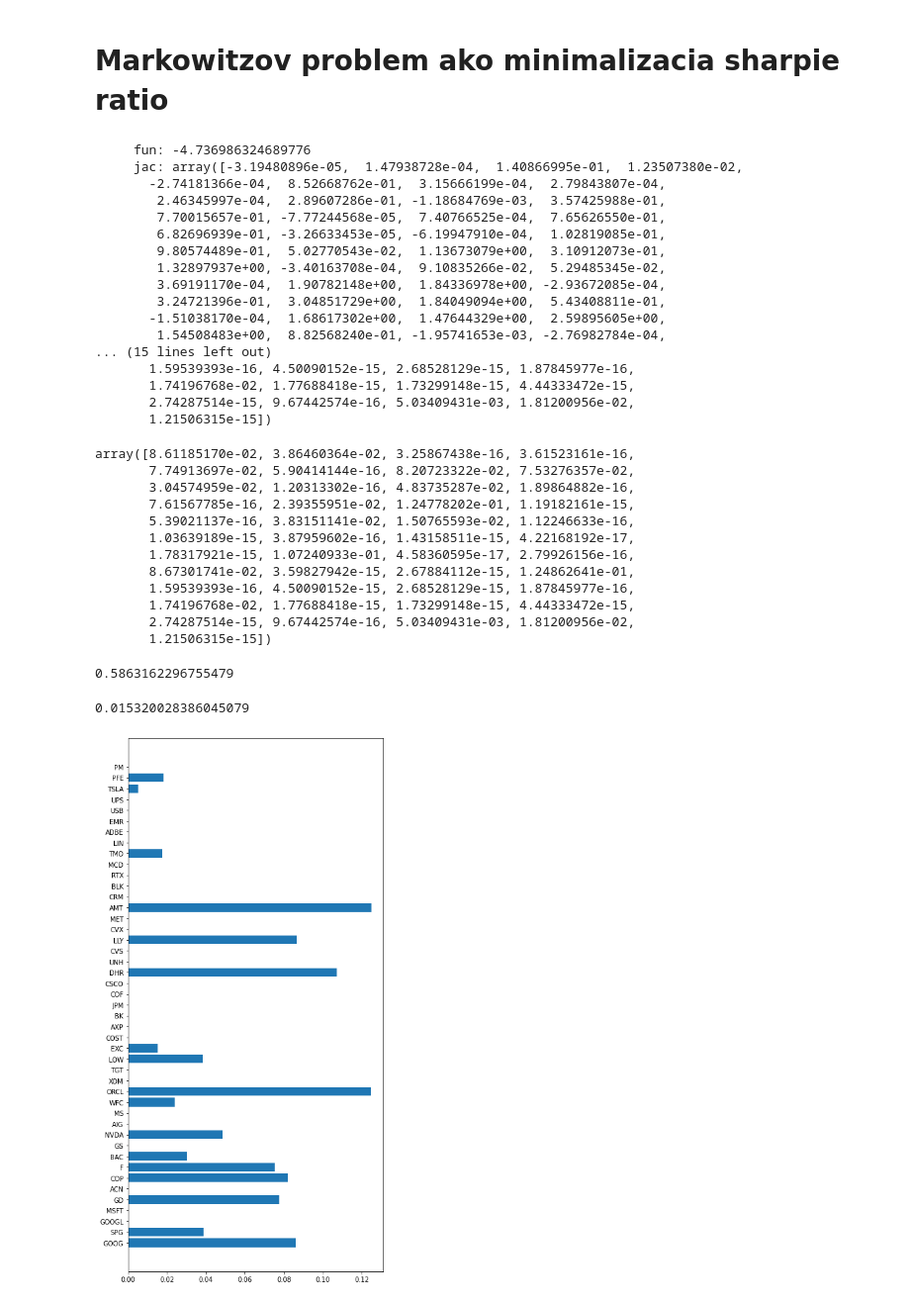
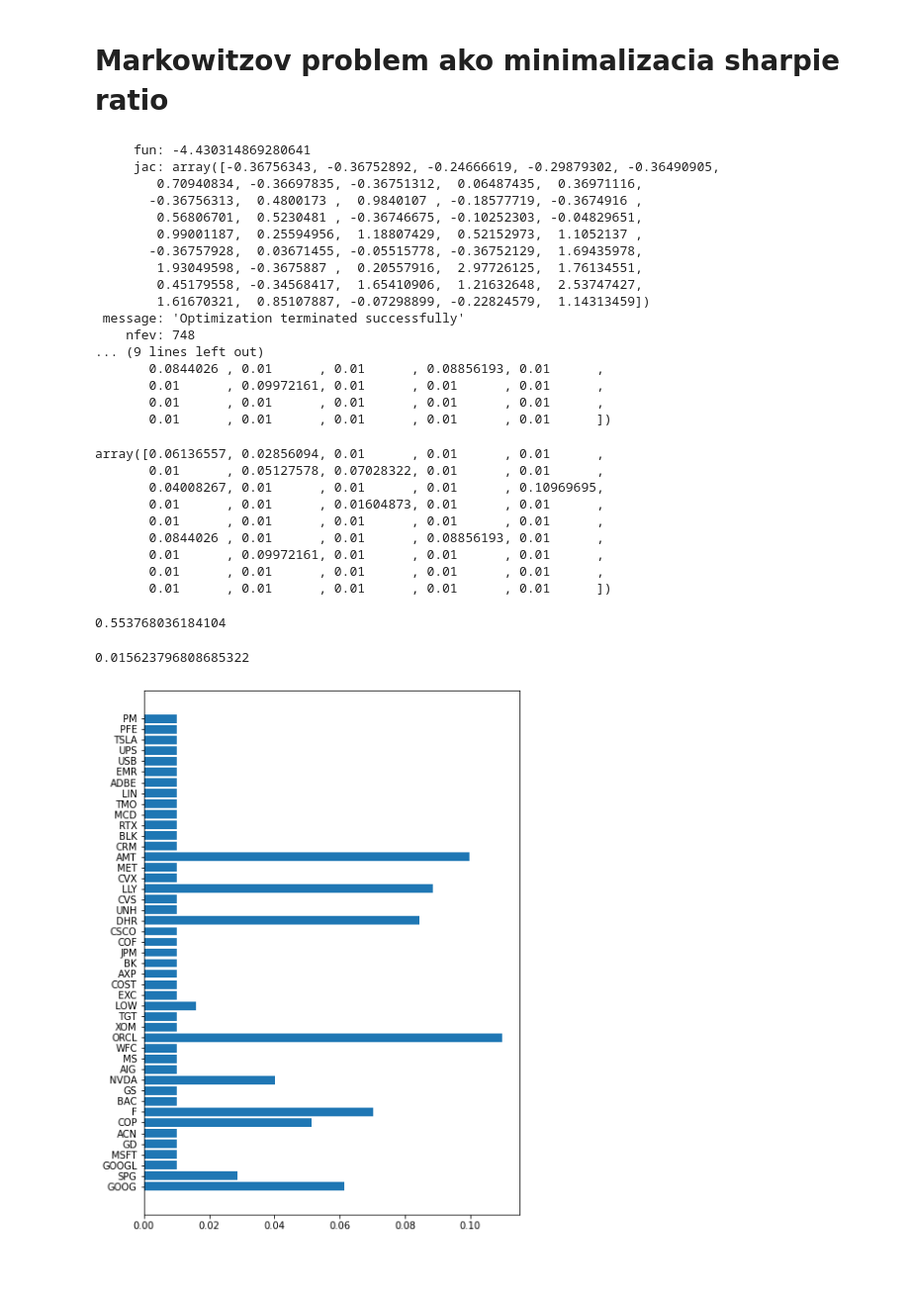
Before and after one commit to TheKompot/FinMatproject, a Jupyter notebook: markowitz_portfolio.ipynb, the cells around one changed output. Shown at 99% size. Saved outputs shown, nothing was run; the diff lists cells and outputs as text; code cells hidden in the pictures; blank space fills up the shorter version.

Commit message:
changing bound for markowitz

```diff
--- a/markowitz_portfolio.ipynb
+++ b/markowitz_portfolio.ipynb
@@ -73,7 +73,7 @@ def negativeSR(w):
     SR = rate/volatitity
     return -1*SR
 
-bounds = tuple(((0,1) for _ in range(n_stocks)))
+bounds = tuple(((0.01,1) for _ in range(n_stocks)))
 
 def check_sum_to_one(w):
     return np.sum(w) - 1
@@ -83,51 +83,48 @@ w0 = np.array([1/n_stocks*n_stocks])
 w_opt = minimize(negativeSR, w0, method='SLSQP', bounds=bounds, constraints= constraints)
 w_opt
 # %% [output]
-     fun: -4.736986324689776
-     jac: array([-3.19480896e-05,  1.47938728e-04,  1.40866995e-01,  1.23507380e-02,
-       -2.74181366e-04,  8.52668762e-01,  3.15666199e-04,  2.79843807e-04,
-        2.46345997e-04,  2.89607286e-01, -1.18684769e-03,  3.57425988e-01,
-        7.70015657e-01, -7.77244568e-05,  7.40766525e-04,  7.65626550e-01,
-        6.82696939e-01, -3.26633453e-05, -6.19947910e-04,  1.02819085e-01,
-        9.80574489e-01,  5.02770543e-02,  1.13673079e+00,  3.10912073e-01,
-        1.32897937e+00, -3.40163708e-04,  9.10835266e-02,  5.29485345e-02,
-        3.69191170e-04,  1.90782148e+00,  1.84336978e+00, -2.93672085e-04,
-        3.24721396e-01,  3.04851729e+00,  1.84049094e+00,  5.43408811e-01,
-       -1.51038170e-04,  1.68617302e+00,  1.47644329e+00,  2.59895605e+00,
-        1.54508483e+00,  8.82568240e-01, -1.95741653e-03, -2.76982784e-04,
-... (15 lines left out)
-       1.59539393e-16, 4.50090152e-15, 2.68528129e-15, 1.87845977e-16,
-       1.74196768e-02, 1.77688418e-15, 1.73299148e-15, 4.44333472e-15,
-       2.74287514e-15, 9.67442574e-16, 5.03409431e-03, 1.81200956e-02,
-       1.21506315e-15])
+     fun: -4.430314869280641
+     jac: array([-0.36756343, -0.36752892, -0.24666619, -0.29879302, -0.36490905,
+        0.70940834, -0.36697835, -0.36751312,  0.06487435,  0.36971116,
+       -0.36756313,  0.4800173 ,  0.9840107 , -0.18577719, -0.3674916 ,
+        0.56806701,  0.5230481 , -0.36746675, -0.10252303, -0.04829651,
+        0.99001187,  0.25594956,  1.18807429,  0.52152973,  1.1052137 ,
+       -0.36757928,  0.03671455, -0.05515778, -0.36752129,  1.69435978,
+        1.93049598, -0.3675887 ,  0.20557916,  2.97726125,  1.76134551,
+        0.45179558, -0.34568417,  1.65410906,  1.21632648,  2.53747427,
+        1.61670321,  0.85107887, -0.07298899, -0.22824579,  1.14313459])
+ message: 'Optimization terminated successfully'
+    nfev: 748
+... (9 lines left out)
+       0.0844026 , 0.01      , 0.01      , 0.08856193, 0.01      ,
+       0.01      , 0.09972161, 0.01      , 0.01      , 0.01      ,
+       0.01      , 0.01      , 0.01      , 0.01      , 0.01      ,
+       0.01      , 0.01      , 0.01      , 0.01      , 0.01      ])
 # %%
 w_opt.x
 # %% [output]
-array([8.61185170e-02, 3.86460364e-02, 3.25867438e-16, 3.61523161e-16,
-       7.74913697e-02, 5.90414144e-16, 8.20723322e-02, 7.53276357e-02,
-       3.04574959e-02, 1.20313302e-16, 4.83735287e-02, 1.89864882e-16,
-       7.61567785e-16, 2.39355951e-02, 1.24778202e-01, 1.19182161e-15,
-       5.39021137e-16, 3.83151141e-02, 1.50765593e-02, 1.12246633e-16,
-       1.03639189e-15, 3.87959602e-16, 1.43158511e-15, 4.22168192e-17,
-       1.78317921e-15, 1.07240933e-01, 4.58360595e-17, 2.79926156e-16,
-       8.67301741e-02, 3.59827942e-15, 2.67884112e-15, 1.24862641e-01,
-       1.59539393e-16, 4.50090152e-15, 2.68528129e-15, 1.87845977e-16,
-       1.74196768e-02, 1.77688418e-15, 1.73299148e-15, 4.44333472e-15,
-       2.74287514e-15, 9.67442574e-16, 5.03409431e-03, 1.81200956e-02,
-       1.21506315e-15])
+array([0.06136557, 0.02856094, 0.01      , 0.01      , 0.01      ,
+       0.01      , 0.05127578, 0.07028322, 0.01      , 0.01      ,
+       0.04008267, 0.01      , 0.01      , 0.01      , 0.10969695,
+       0.01      , 0.01      , 0.01604873, 0.01      , 0.01      ,
+       0.01      , 0.01      , 0.01      , 0.01      , 0.01      ,
+       0.0844026 , 0.01      , 0.01      , 0.08856193, 0.01      ,
+       0.01      , 0.09972161, 0.01      , 0.01      , 0.01      ,
+       0.01      , 0.01      , 0.01      , 0.01      , 0.01      ,
+       0.01      , 0.01      , 0.01      , 0.01      , 0.01      ])
 # %%
 final_r = np.sum(w_opt.x * r)
 final_r
 # %% [output]
-0.5863162296755479
+0.553768036184104
 # %%
 final_v = np.dot(w_opt.x.T, np.dot(V,w_opt.x))
 final_v
 # %% [output]
-0.015320028386045079
+0.015623796808685322
 # %%
-plt.figure(figsize=(7,15))
+plt.figure(figsize=(7,10))
 plt.barh(stocks.columns,w_opt.x)
 plt.show()
 # %% [output]
-[figure, old version]
+[figure, new version]
```
